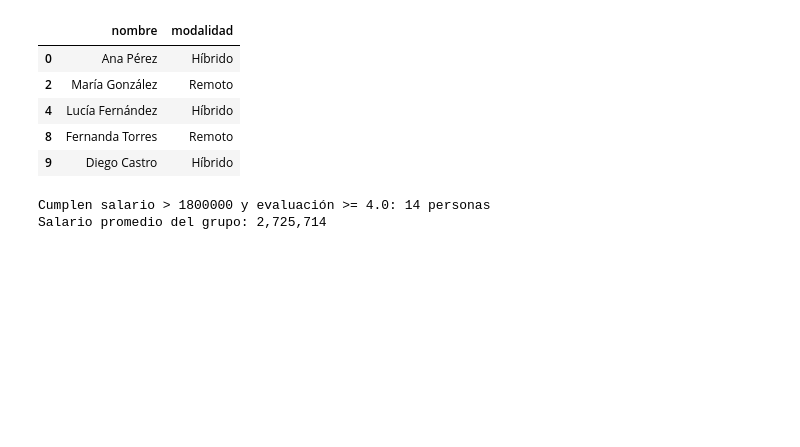
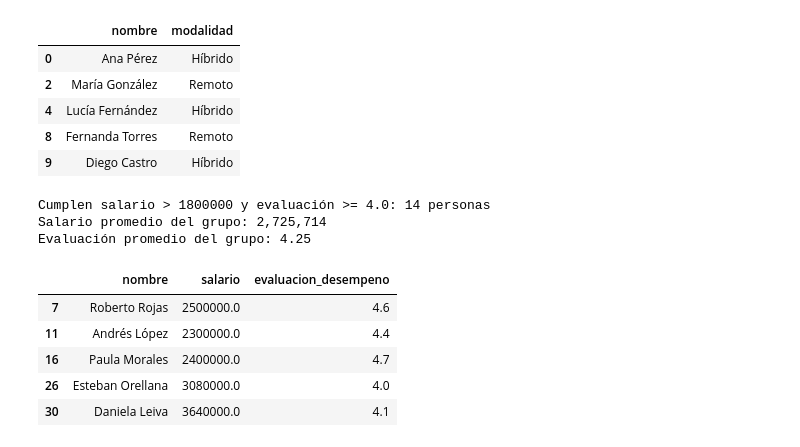
Before and after one commit to MiguelAngelRamos/ejercicio-2-analisis-datos, a Jupyter notebook: ejercicio-2.ipynb, the cells around one changed output. Cells and saved outputs as stored; diff of their text form; code cells hidden in the pictures; blank space fills up the shorter version.

```diff
--- a/ejercicio-2.ipynb
+++ b/ejercicio-2.ipynb
@@ -623,18 +623,28 @@ Name: count, dtype: int64
 # %%
 # Referencia a varialbes externas en query
 umbral_salario = 1_800_000
 umbral_evaluacion = 4.0
 
 # query
 top = df.query("salario > @umbral_salario and evaluacion_desempeno >= @umbral_evaluacion")
 top[["nombre", "salario", "evaluacion_desempeno"]].head()
 
 print(f"Cumplen salario > {umbral_salario} y evaluación >= {umbral_evaluacion}: {len(top)} personas")
 
 # En python 0 se evalua como False
 # Cualquier numero distinto de 0 se evalua como True
 if len(top):
     print(f"Salario promedio del grupo: {top['salario'].mean():,.0f}")
+    print(f"Evaluación promedio del grupo: {top['evaluacion_desempeno'].mean():.2f}")
+# El if es una protección para no calcular promedios sobre un grupo vacio
+display(top[["nombre", "salario", "evaluacion_desempeno"]].head())
 # %% [output]
 Cumplen salario > 1800000 y evaluación >= 4.0: 14 personas
 Salario promedio del grupo: 2,725,714
+Evaluación promedio del grupo: 4.25
+|  | nombre | salario | evaluacion_desempeno |
+| 7 | Roberto Rojas | 2500000.0 | 4.6 |
+| 11 | Andrés López | 2300000.0 | 4.4 |
+| 16 | Paula Morales | 2400000.0 | 4.7 |
+| 26 | Esteban Orellana | 3080000.0 | 4.0 |
+| 30 | Daniela Leiva | 3640000.0 | 4.1 |
```
Also changed, not shown: parts of 1 cell of this notebook.
